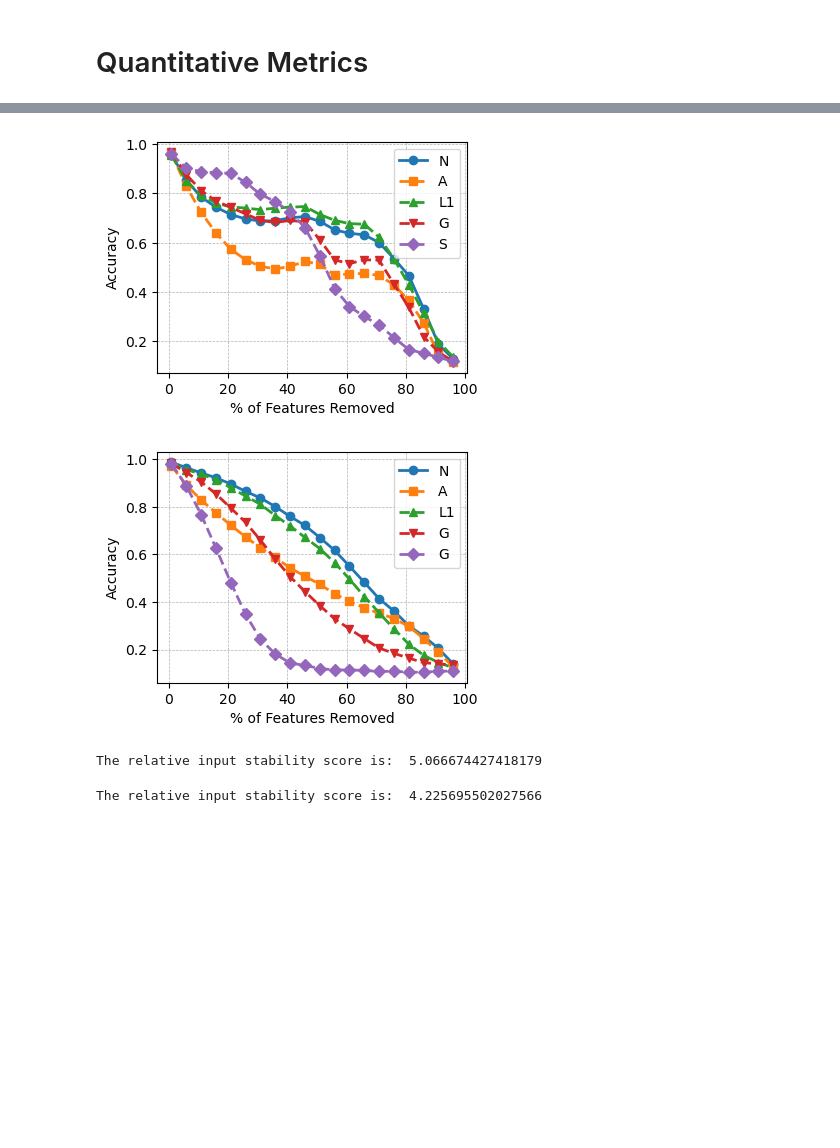
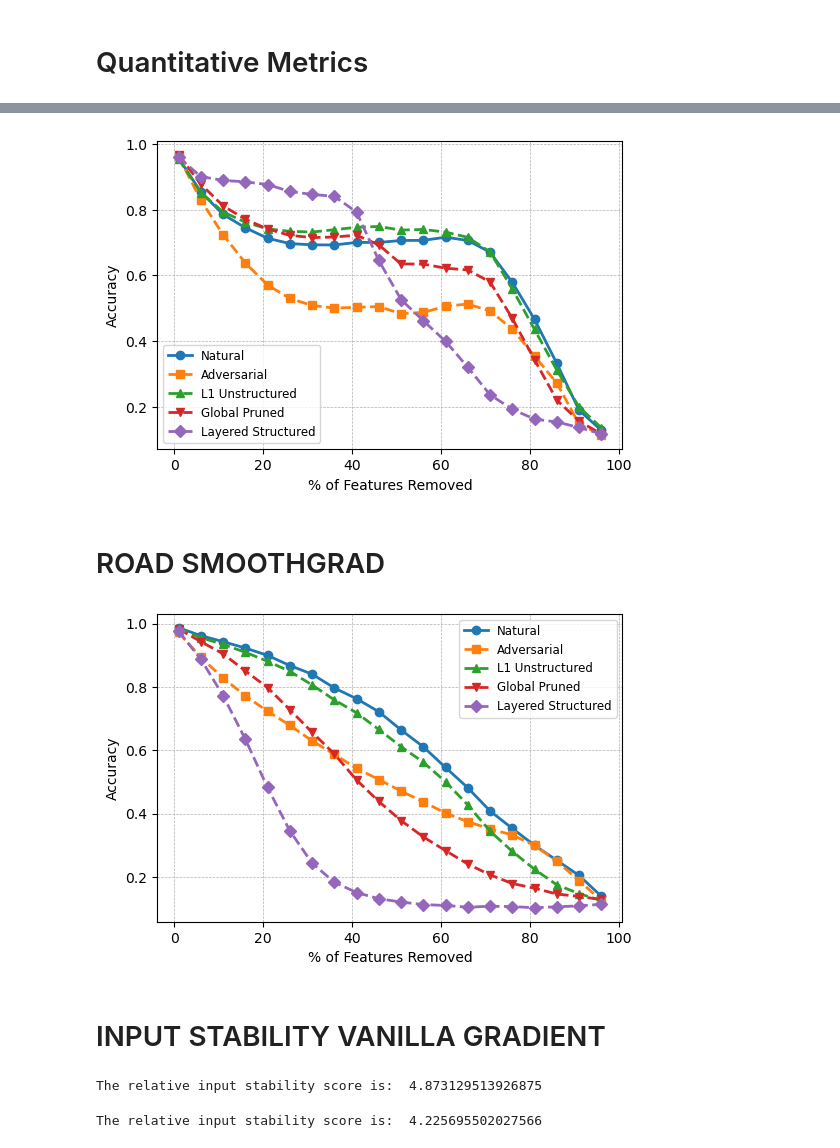
Before and after one commit to sanishsuwal7/ExplainableAI, a Jupyter notebook: lenet_saliency.ipynb, the cells around one changed output, grey strips where cells are left out. Drawn from its saved outputs; the diff is of its cells as text; code cells hidden in the pictures; blank space fills up the shorter version.

```diff
--- a/lenet_saliency.ipynb
+++ b/lenet_saliency.ipynb
@@ -620,8 +477,8 @@ result_normal_ig = filter_and_compute_road_saliency_ig(model, test_dataloader,"I
 # %%
-result_adv_ig = filter_and_compute_road_saliency_ig(model_adv, test_dataloader,"IntegratedGradients", device)
+result_adv_ig = filter_and_compute_road(model_adv, test_dataloader,"IntegratedGradients", device, resnet = False)
 # %%
-result_l1_ig = filter_and_compute_road_saliency_ig(model_l1_unstructured, test_dataloader,"IntegratedGradients", device)
+result_l1_ig = filter_and_compute_road(model_l1_unstructured, test_dataloader,"IntegratedGradients", device, resnet = False)
 # %%
-result_global_ig = filter_and_compute_road_saliency_ig(model_global, test_dataloader,"IntegratedGradients", device)
+result_global_ig = filter_and_compute_road(model_global, test_dataloader,"IntegratedGradients", device, resnet = False)
 # %%
-result_structured_ig = filter_and_compute_road_saliency_ig(model_structured, test_dataloader,"IntegratedGradients", device)
+result_structured_ig = filter_and_compute_road(model_structured, test_dataloader,"IntegratedGradients", device, resnet = False)
@@ -628,26 +498,25 @@ result_structured_ig = filter_and_compute_road_saliency_ig(model_structured, tes
 # %%
 import matplotlib.pyplot as plt
 import pandas as pd
 
 # Plot setup
-fig, ax = plt.subplots(figsize=(4, 3))
+fig, ax = plt.subplots(figsize=(6, 4))
 
-ax.plot(list(result_normal_ig.keys()),list(result_normal_ig.values()), label='N', linestyle='-', marker='o', linewidth=2)
-ax.plot(list(result_normal_ig.keys()), list(result_adv_ig.values()), label='A', linestyle='--', marker='s', linewidth=2)
-ax.plot(list(result_normal_ig.keys()), list(result_l1_ig.values()), label='L1', linestyle='--', marker='^', linewidth=2)
-ax.plot(list(result_normal_ig.keys()), list(result_global_ig.values()), label='G', linestyle='--', marker='v', linewidth=2)
-ax.plot(list(result_normal_ig.keys()), list(result_structured_ig.values()), label='S', linestyle='--', marker='D', linewidth=2)
-
+ax.plot(list(result_normal_ig.keys()),list(result_normal_ig.values()), label='Natural', linestyle='-', marker='o', linewidth=2)
+ax.plot(list(result_normal_ig.keys()), list(result_adv_ig.values()), label='Adversarial', linestyle='--', marker='s', linewidth=2)
+ax.plot(list(result_normal_ig.keys()), list(result_l1_ig.values()), label='L1 Unstructured', linestyle='--', marker='^', linewidth=2)
+ax.plot(list(result_normal_ig.keys()), list(result_global_ig.values()), label='Global Pruned', linestyle='--', marker='v', linewidth=2)
+ax.plot(list(result_normal_ig.keys()), list(result_structured_ig.values()), label='Layered Structured', linestyle='--', marker='D', linewidth=2)
 # Customize the plot
 ax.set_xlabel('% of Features Removed', fontsize=10)
 ax.set_ylabel('Accuracy', fontsize=10)
-ax.legend(fontsize=10)
+ax.legend(fontsize=8.5)
 
 # Grid and ticks
 ax.grid(True, which='both', linestyle='--', linewidth=0.5)
 ax.tick_params(axis='both', which='major', labelsize=10)
 
 plt.savefig("roadplots/LeNet_FMNIST_IG_ROAD.pdf", format="pdf", dpi=300, bbox_inches="tight")
 plt.show()
 # %% [output]
-[figure, old version]
+[figure, new version]
@@ -721 +523,3 @@ def filter_and_compute_road_smooth(model, test_loader, device):
+# %% [markdown]
+# ROAD SMOOTHGRAD
 # %%
@@ -733,18 +547,17 @@ import matplotlib.pyplot as plt
 import pandas as pd
 
 # Plot setup
-fig, ax = plt.subplots(figsize=(4, 3))
+fig, ax = plt.subplots(figsize=(6, 4))
 
-ax.plot(list(result_normal_smooth.keys()),list(result_normal_smooth.values()), label='N', linestyle='-', marker='o', linewidth=2)
-ax.plot(list(result_normal_smooth.keys()), list(result_adv_smooth.values()), label='A', linestyle='--', marker='s', linewidth=2)
-ax.plot(list(result_normal_smooth.keys()), list(result_l1_smooth.values()), label='L1', linestyle='--', marker='^', linewidth=2)
-ax.plot(list(result_normal_smooth.keys()), list(result_global_smooth.values()), label='G', linestyle='--', marker='v', linewidth=2)
-ax.plot(list(result_normal_smooth.keys()), list(result_structured_smooth.values()), label='S', linestyle='--', marker='D', linewidth=2)
-
+ax.plot(list(result_normal_smooth.keys()),list(result_normal_smooth.values()), label='Natural', linestyle='-', marker='o', linewidth=2)
+ax.plot(list(result_normal_smooth.keys()), list(result_adv_smooth.values()), label='Adversarial', linestyle='--', marker='s', linewidth=2)
+ax.plot(list(result_normal_smooth.keys()), list(result_l1_smooth.values()), label='L1 Unstructured', linestyle='--', marker='^', linewidth=2)
+ax.plot(list(result_normal_smooth.keys()), list(result_global_smooth.values()), label='Global Pruned', linestyle='--', marker='v', linewidth=2)
+ax.plot(list(result_normal_smooth.keys()), list(result_structured_smooth.values()), label='Layered Structured', linestyle='--', marker='D', linewidth=2)
 # Customize the plot
 ax.set_xlabel('% of Features Removed', fontsize=10)
 ax.set_ylabel('Accuracy', fontsize=10)
-ax.legend(fontsize=10)
+ax.legend(fontsize=8.5)
 
 # Grid and ticks
 ax.grid(True, which='both', linestyle='--', linewidth=0.5)
@@ -753,4 +566,4 @@ ax.tick_params(axis='both', which='major', labelsize=10)
 plt.savefig("roadplots/LeNet_FMNIST_SMOOTH_ROAD.pdf", format="pdf", dpi=300, bbox_inches="tight")
 plt.show()
 # %% [output]
-[figure, old version]
+[figure, new version]
@@ -790,6 +570,8 @@ def filter_and_compute_input_stability_saliency_ig(model, test_loader,method, de
+# %% [markdown]
+# INPUT STABILITY VANILLA GRADIENT
 # %%
-normal_input_saliency = filter_and_compute_input_stability_saliency_ig(model, test_dataloader,"Saliency", device)
+normal_input_saliency = filter_and_compute_input_stability(model, test_dataloader,"Saliency", device, resnet = False)
 print("The relative input stability score is: ", normal_input_saliency)
 # %% [output]
-The relative input stability score is:  5.066674427418179
+The relative input stability score is:  4.873129513926875
 # %%
```
Also changed, not shown: parts of 107 cells of this notebook, 25 other files.
